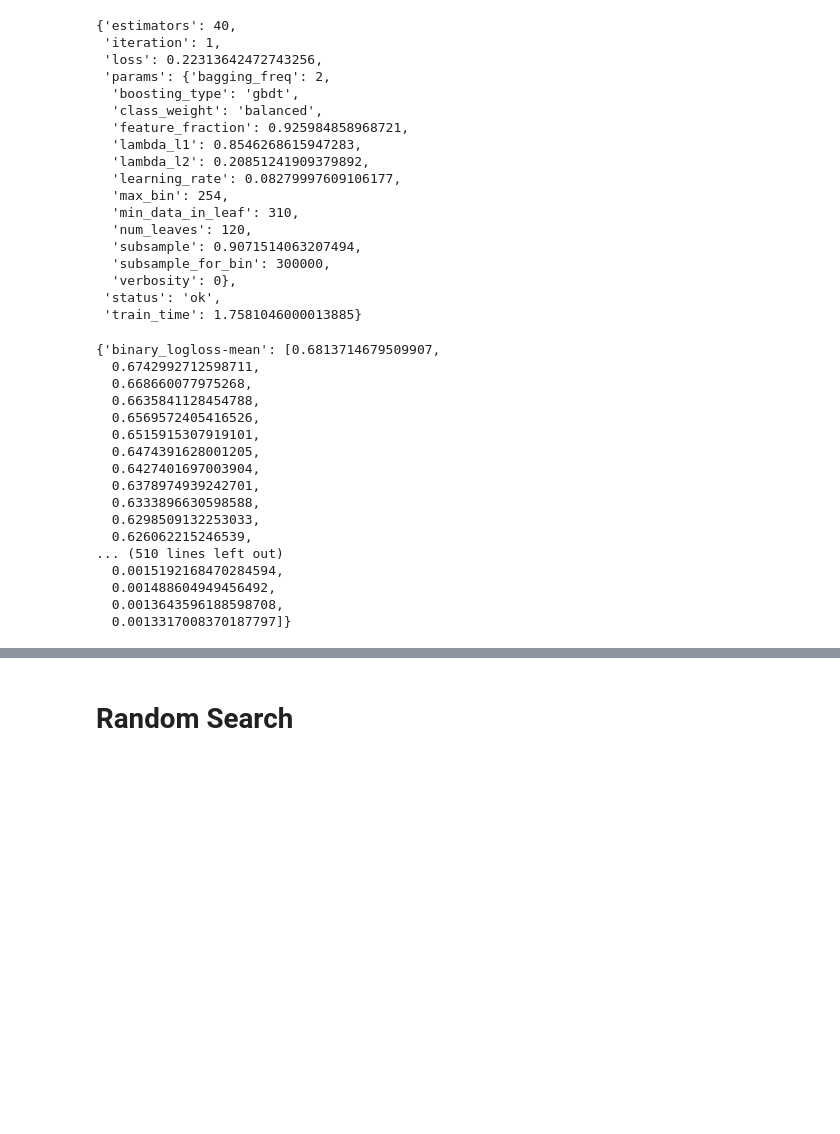
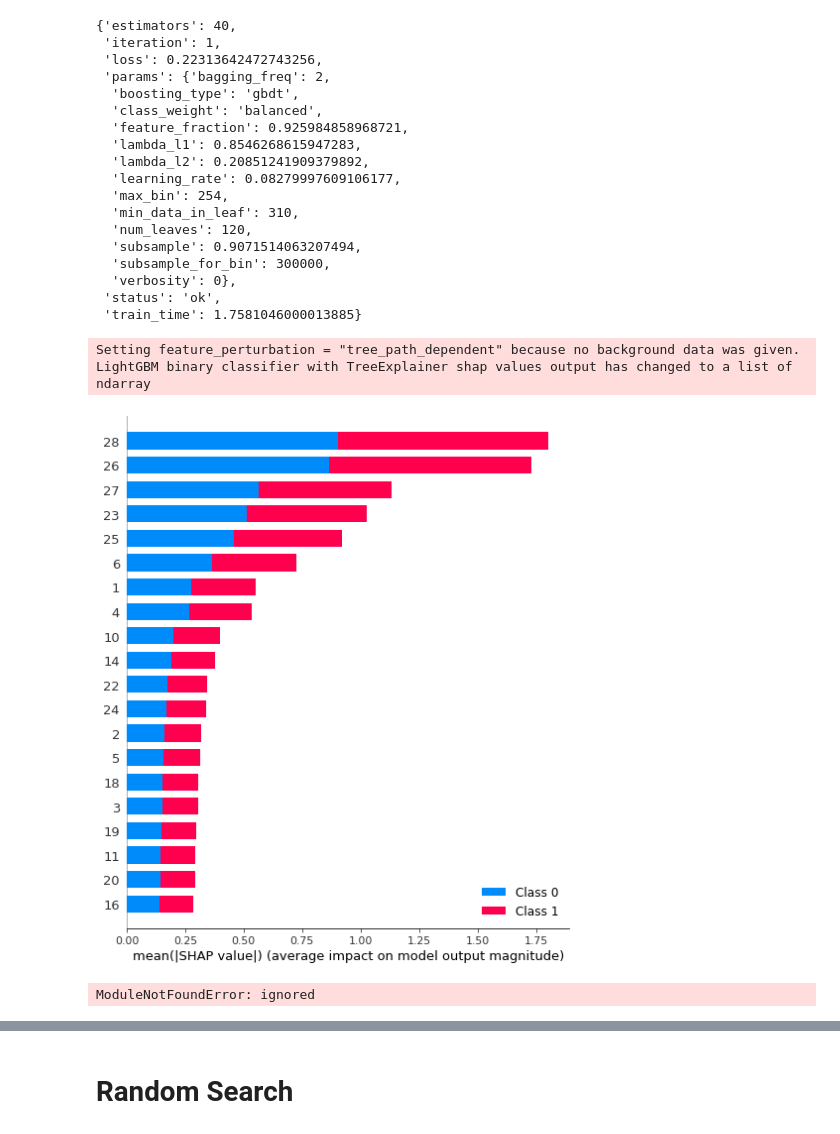
Before and after one commit to kshitijmamgain/ML-optimizations, a Jupyter notebook: notebooks/LGBM_Class.ipynb, the cells around one changed output, grey strips where cells are left out. Drawn from its saved outputs; the diff is of its cells as text; code cells hidden in the pictures; blank space fills up the shorter version.

```diff
--- a/notebooks/LGBM_Class.ipynb
+++ b/notebooks/LGBM_Class.ipynb
@@ -202,20 +202,43 @@ cv_results = lgb.cv(params, train_set, num_boost_round = 1000, nfold = 3,
-# %%
-cv_results
-# %% [output]
-{'binary_logloss-mean': [0.6813714679509907,
-  0.6742992712598711,
-  0.668660077975268,
-  0.6635841128454788,
-  0.6569572405416526,
-  0.6515915307919101,
-  0.6474391628001205,
-  0.6427401697003904,
-  0.6378974939242701,
-  0.6333896630598588,
-  0.6298509132253033,
-  0.626062215246539,
-... (510 lines left out)
-  0.0015192168470284594,
-  0.001488604949456492,
-  0.0013643596188598708,
-  0.0013317008370187797]}
+# %%
+params = {'bagging_freq': 2,
+  'boosting_type': 'gbdt',
+  'class_weight': 'balanced',
+  'feature_fraction': 0.925984858968721,
+  'lambda_l1': 0.9576268615947283,
+  'lambda_l2': 0.20851241909379892,
+  'learning_rate': 0.1,
+  'max_bin': 254,
+  'min_data_in_leaf': 310,
+  'num_leaves': 120,
+  'subsample': 0.9071514063207494,
+  'subsample_for_bin': 300000,
+  'verbosity': 0,
+  'metrics' : 'auc',
+  'objective': 'binary'}
+model = lgb.train(params,train_set= train_set, num_boost_round = 1000)
+# %%
+
+ # DF, based on which importance is checked
+import shap
+x_test=train_X
+
+explainer=shap.TreeExplainer(model)
+shap_values = explainer.shap_values(x_test)
+# %% [output]
+Setting feature_perturbation = "tree_path_dependent" because no background data was given.
+LightGBM binary classifier with TreeExplainer shap values output has changed to a list of ndarray
+# %%
+shap.summary_plot(shap_values, train_X)
+# %% [output]
+[figure, added]
+# %%
+
+params = {'bootstrap_type': 'Bernoulli', 'border_count': 138.0, 'depth': 4.0,
+          'eval_metric': 'F1', 'grow_policy': 'Lossguide', 'l2_leaf_reg': 2.0,
+          'learning_rate': 0.08468178635996755,
+          'loss_function': 'Logloss', 'max_leaves': 14.0, 'min_data_in_leaf': 9.0, 'od_type': 1}
+train_set = ctb.Pool(data=train_X, label = train_y)
+cv_results = ctb.cv(train_set, params, num_boost_round = 1000, nfold = 3,
+                        early_stopping_rounds = 1000, seed = 50)
+# %% [output]
+ModuleNotFoundError: ignored
```
Also changed, not shown: parts of 62 cells of this notebook, 1 other file.
